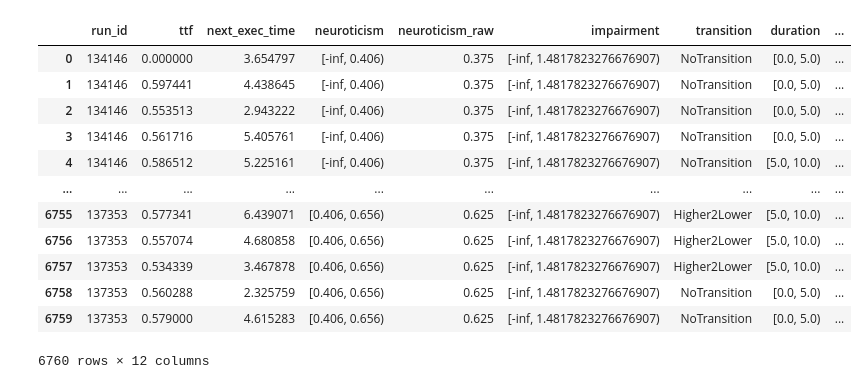
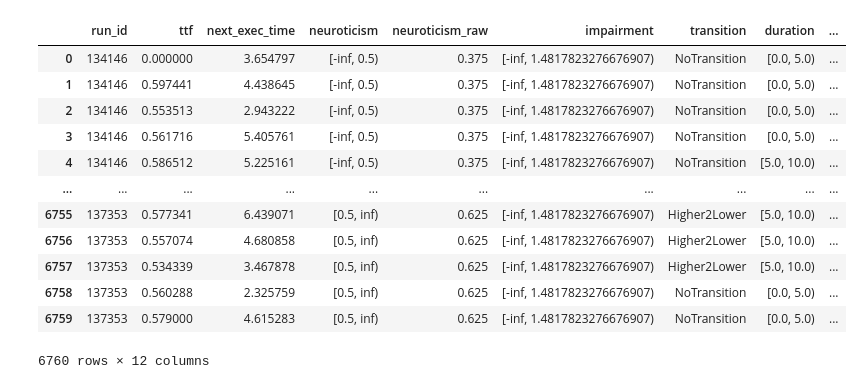
Before and after one commit to molguin92/PhDThesis, a Jupyter notebook: model_data/plots.ipynb, the cells around one changed output. Cells and saved outputs as stored; diff of their text form; code cells hidden in the pictures.

```diff
--- a/model_data/plots.ipynb
+++ b/model_data/plots.ipynb
@@ -19,22 +19,25 @@ data
 6760 rows × 9 columns
 # %%
-data["neuro"] = data.neuroticism.astype("category").cat.rename_categories(["low", "med", "high"])
-data["imp"] = data.impairment.astype("category").cat.rename_categories(["low", "med", "high"])
-data["dur"] = data.duration.astype("category").cat.rename_categories(["low", "med", "high"])
+import numpy as np
+
+data["neuro"] = data.neuroticism.astype("category").cat.rename_categories(["low", "high"])
+data["imp"] = data.impairment.astype("category").cat.rename_categories(["low", "medium", "high"])
+data["dur"] = data.duration.astype("category").cat.rename_categories(["short", "medium", "long"])
+# data["neuro2"] = pd.cut(data.neuroticism_raw, [-np.inf, 0.5, np.inf], labels=["low", "high"], include_lowest=False, ordered=True)
 data
 # %% [output]
 |  | run_id | ttf | next_exec_time | neuroticism | neuroticism_raw | impairment | transition | duration | ... |
-| 0 | 134146 | 0.000000 | 3.654797 | [-inf, 0.406) | 0.375 | [-inf, 1.4817823276676907) | NoTransition | [0.0, 5.0) | ... |
-| 1 | 134146 | 0.597441 | 4.438645 | [-inf, 0.406) | 0.375 | [-inf, 1.4817823276676907) | NoTransition | [0.0, 5.0) | ... |
-| 2 | 134146 | 0.553513 | 2.943222 | [-inf, 0.406) | 0.375 | [-inf, 1.4817823276676907) | NoTransition | [0.0, 5.0) | ... |
-| 3 | 134146 | 0.561716 | 5.405761 | [-inf, 0.406) | 0.375 | [-inf, 1.4817823276676907) | NoTransition | [0.0, 5.0) | ... |
-| 4 | 134146 | 0.586512 | 5.225161 | [-inf, 0.406) | 0.375 | [-inf, 1.4817823276676907) | NoTransition | [5.0, 10.0) | ... |
+| 0 | 134146 | 0.000000 | 3.654797 | [-inf, 0.5) | 0.375 | [-inf, 1.4817823276676907) | NoTransition | [0.0, 5.0) | ... |
+| 1 | 134146 | 0.597441 | 4.438645 | [-inf, 0.5) | 0.375 | [-inf, 1.4817823276676907) | NoTransition | [0.0, 5.0) | ... |
+| 2 | 134146 | 0.553513 | 2.943222 | [-inf, 0.5) | 0.375 | [-inf, 1.4817823276676907) | NoTransition | [0.0, 5.0) | ... |
+| 3 | 134146 | 0.561716 | 5.405761 | [-inf, 0.5) | 0.375 | [-inf, 1.4817823276676907) | NoTransition | [0.0, 5.0) | ... |
+| 4 | 134146 | 0.586512 | 5.225161 | [-inf, 0.5) | 0.375 | [-inf, 1.4817823276676907) | NoTransition | [5.0, 10.0) | ... |
 | ... | ... | ... | ... | ... | ... | ... | ... | ... | ... |
-| 6755 | 137353 | 0.577341 | 6.439071 | [0.406, 0.656) | 0.625 | [-inf, 1.4817823276676907) | Higher2Lower | [5.0, 10.0) | ... |
-| 6756 | 137353 | 0.557074 | 4.680858 | [0.406, 0.656) | 0.625 | [-inf, 1.4817823276676907) | Higher2Lower | [5.0, 10.0) | ... |
-| 6757 | 137353 | 0.534339 | 3.467878 | [0.406, 0.656) | 0.625 | [-inf, 1.4817823276676907) | Higher2Lower | [5.0, 10.0) | ... |
-| 6758 | 137353 | 0.560288 | 2.325759 | [0.406, 0.656) | 0.625 | [-inf, 1.4817823276676907) | NoTransition | [0.0, 5.0) | ... |
-| 6759 | 137353 | 0.579000 | 4.615283 | [0.406, 0.656) | 0.625 | [-inf, 1.4817823276676907) | NoTransition | [0.0, 5.0) | ... |
+| 6755 | 137353 | 0.577341 | 6.439071 | [0.5, inf) | 0.625 | [-inf, 1.4817823276676907) | Higher2Lower | [5.0, 10.0) | ... |
+| 6756 | 137353 | 0.557074 | 4.680858 | [0.5, inf) | 0.625 | [-inf, 1.4817823276676907) | Higher2Lower | [5.0, 10.0) | ... |
+| 6757 | 137353 | 0.534339 | 3.467878 | [0.5, inf) | 0.625 | [-inf, 1.4817823276676907) | Higher2Lower | [5.0, 10.0) | ... |
+| 6758 | 137353 | 0.560288 | 2.325759 | [0.5, inf) | 0.625 | [-inf, 1.4817823276676907) | NoTransition | [0.0, 5.0) | ... |
+| 6759 | 137353 | 0.579000 | 4.615283 | [0.5, inf) | 0.625 | [-inf, 1.4817823276676907) | NoTransition | [0.0, 5.0) | ... |
 6760 rows × 12 columns
 # %%
 import seaborn as sns
```
Also changed, not shown: parts of 5 cells of this notebook, 6 other files.
